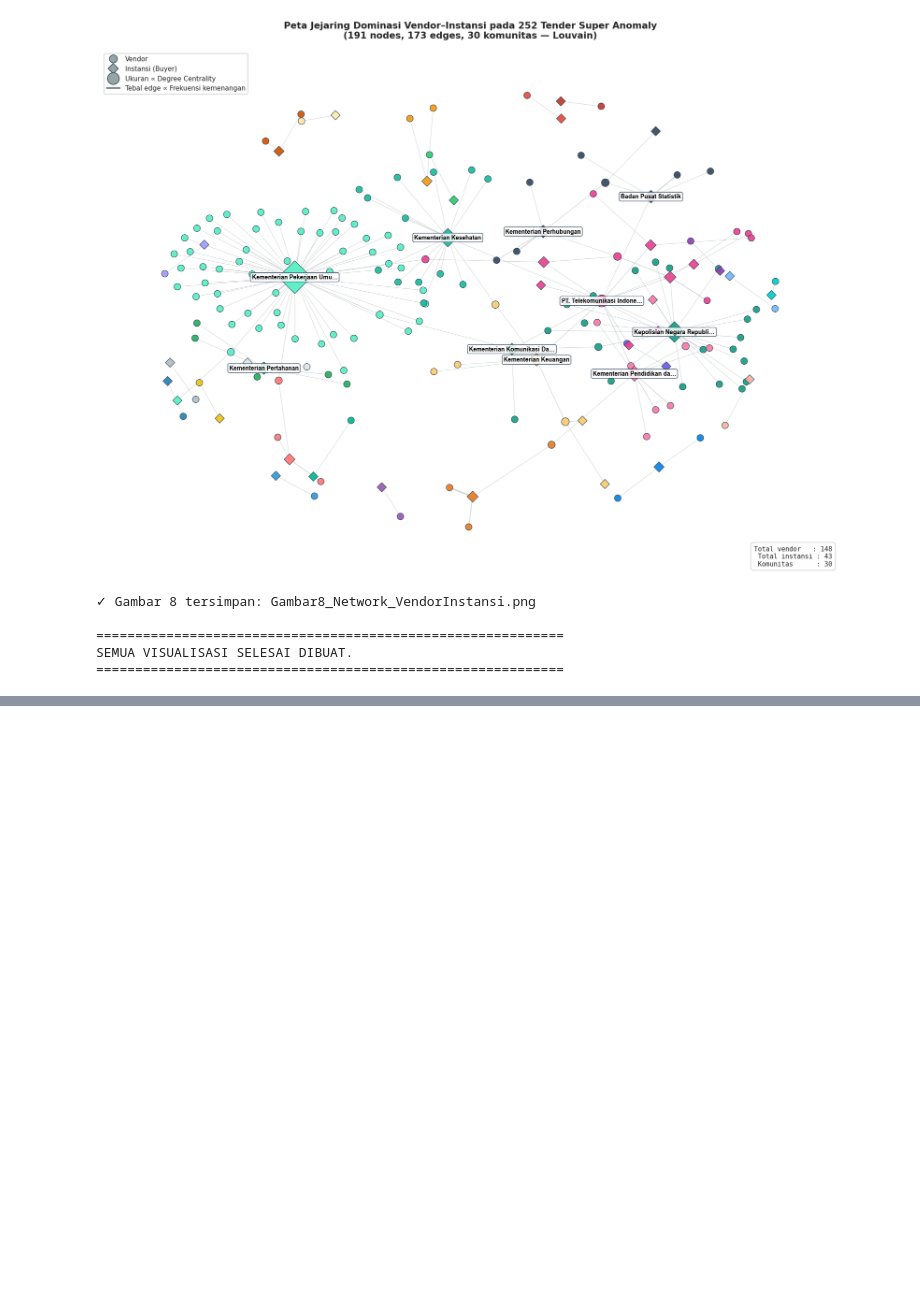
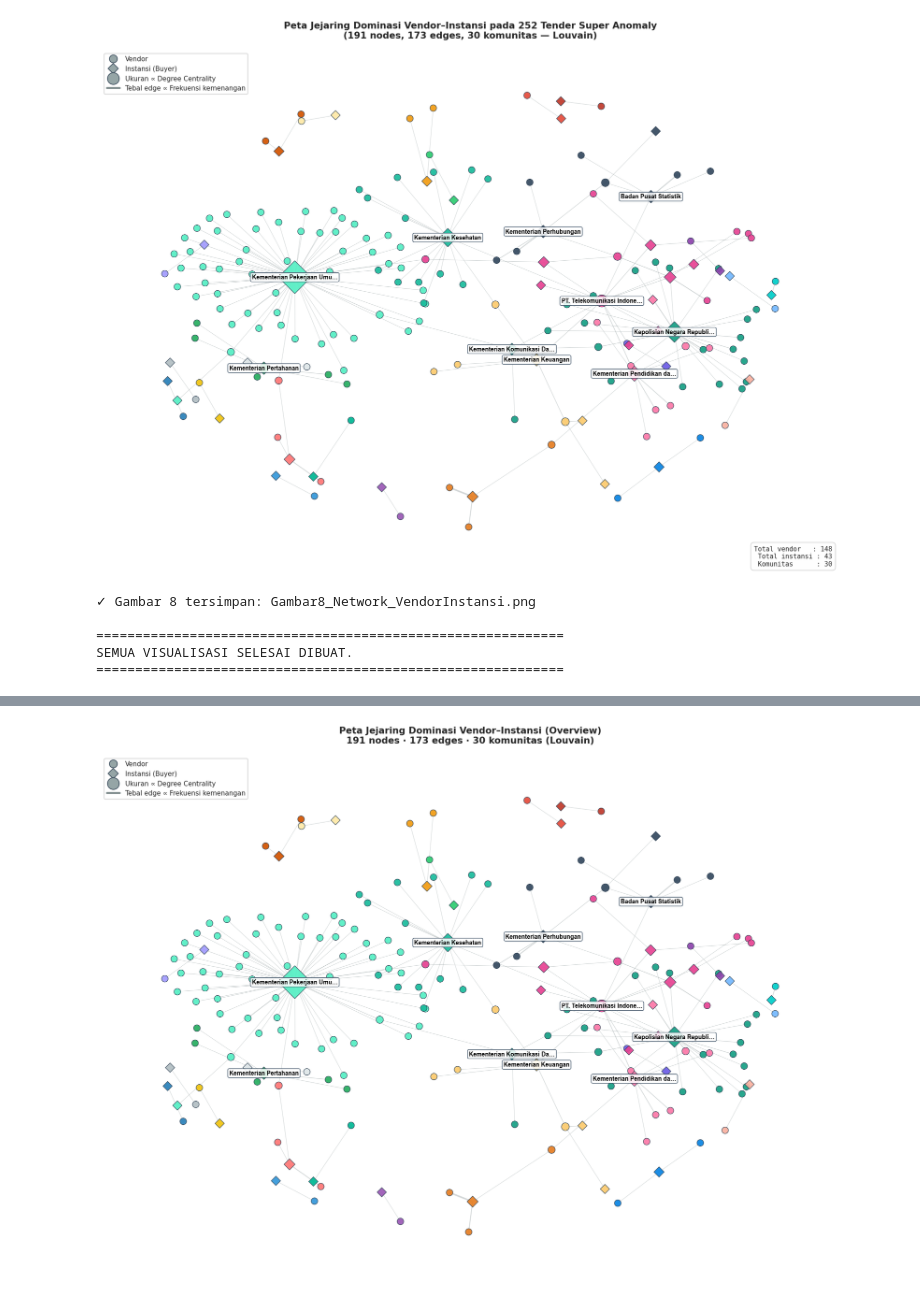
Before and after one commit to Dzakiipranaja/Fraud-Detekction-, a Jupyter notebook: main.ipynb, the cells around one changed output, grey strips where cells are left out. Drawn from its saved outputs; the diff is of its cells as text; code cells hidden in the pictures; blank space fills up the shorter version.

Commit message:
Visualisasi

```diff
--- a/main.ipynb
+++ b/main.ipynb
@@ -1311,0 +1637,80 @@ SEMUA VISUALISASI SELESAI DIBUAT.
+# %%
+# ============================================================
+# GAMBAR 3a: NETWORK GRAPH FULL (OVERVIEW)
+# ============================================================
+
+fig, ax = plt.subplots(figsize=(16, 12))
+pos = nx.spring_layout(G, k=0.55, iterations=120, seed=42, weight="weight")
+
+community_colors = [
+    "#e74c3c", "#3498db", "#2ecc71", "#f1c40f", "#9b59b6",
+    "#1abc9c", "#e67e22", "#34495e", "#16a085", "#d35400",
+    "#c0392b", "#2980b9", "#27ae60", "#f39c12", "#8e44ad",
+    "#e84393", "#00b894", "#fdcb6e", "#6c5ce7", "#fab1a0",
+    "#a29bfe", "#55efc4", "#ff7675", "#74b9ff", "#ffeaa7",
+    "#dfe6e9", "#b2bec3", "#0984e3", "#00cec9", "#fd79a8",
+]
+def color_of(n):
+    return community_colors[partition[n] % len(community_colors)]
+
+vendor_nodes = [n for n in G.nodes() if n.startswith("V:")]
+buyer_nodes  = [n for n in G.nodes() if n.startswith("B:")]
+
+vendor_colors = [color_of(n) for n in vendor_nodes]
+buyer_colors  = [color_of(n) for n in buyer_nodes]
+vendor_sizes  = [80 + degree_cent[n] * 4000 for n in vendor_nodes]
+buyer_sizes   = [80 + degree_cent[n] * 4000 for n in buyer_nodes]
+
+edge_weights = [d.get("weight", 1) for _, _, d in G.edges(data=True)]
+max_w = max(edge_weights) if edge_weights else 1
+edge_widths = [0.5 + 2.5 * (w / max_w) for w in edge_weights]
+
+nx.draw_networkx_edges(G, pos, ax=ax, alpha=0.35,
+                       edge_color="#7f8c8d", width=edge_widths)
+nx.draw_networkx_nodes(G, pos, nodelist=vendor_nodes, ax=ax,
+                       node_color=vendor_colors, node_size=vendor_sizes,
+                       node_shape="o", edgecolors="#2c3e50",
+                       linewidths=0.8, alpha=0.92)
+nx.draw_networkx_nodes(G, pos, nodelist=buyer_nodes, ax=ax,
+                       node_color=buyer_colors, node_size=buyer_sizes,
+                       node_shape="D", edgecolors="#2c3e50",
+                       linewidths=0.8, alpha=0.92)
+
+# Label hanya untuk top-10 dominan
+top_nodes = sorted(G.nodes(), key=lambda n: degree_cent[n], reverse=True)[:10]
+labels = {n: (n.replace("V: ", "").replace("B: ", "")[:25] + "…")
+          if len(n.replace("V: ", "").replace("B: ", "")) > 25
+          else n.replace("V: ", "").replace("B: ", "")
+          for n in top_nodes}
+nx.draw_networkx_labels(G, pos, labels=labels, ax=ax,
+                       font_size=9, font_weight="bold",
+                       bbox=dict(boxstyle="round,pad=0.25",
+                                 facecolor="white", edgecolor="#34495e", alpha=0.85))
+
+n_communities = len(set(partition.values()))
+ax.set_title(
+    f"Peta Jejaring Dominasi Vendor–Instansi (Overview)\n"
+    f"{G.number_of_nodes()} nodes · {G.number_of_edges()} edges · {n_communities} komunitas (Louvain)",
+    fontsize=14, fontweight="bold", pad=18
+)
+ax.axis("off")
+
+legend_elements = [
+    Line2D([0], [0], marker="o", color="w", markerfacecolor="#95a5a6",
+           markeredgecolor="#2c3e50", markersize=12, label="Vendor"),
+    Line2D([0], [0], marker="D", color="w", markerfacecolor="#95a5a6",
+           markeredgecolor="#2c3e50", markersize=11, label="Instansi (Buyer)"),
+    Line2D([0], [0], marker="o", color="w", markerfacecolor="#95a5a6",
+           markeredgecolor="#2c3e50", markersize=18,
+           label="Ukuran ∝ Degree Centrality"),
+    Line2D([0], [0], color="#7f8c8d", linewidth=3,
+           label="Tebal edge ∝ Frekuensi kemenangan"),
+]
+ax.legend(handles=legend_elements, loc="upper left", framealpha=0.95, fontsize=10)
+
+plt.tight_layout()
+path = save_fig("Gambar3a_Network_Full.png")
+plt.show()
+print(f"✓ Gambar 3a tersimpan: {path}")
+# %% [output]
+[figure, added]
```
Also changed, not shown: parts of 8 cells of this notebook, 5 other files.
